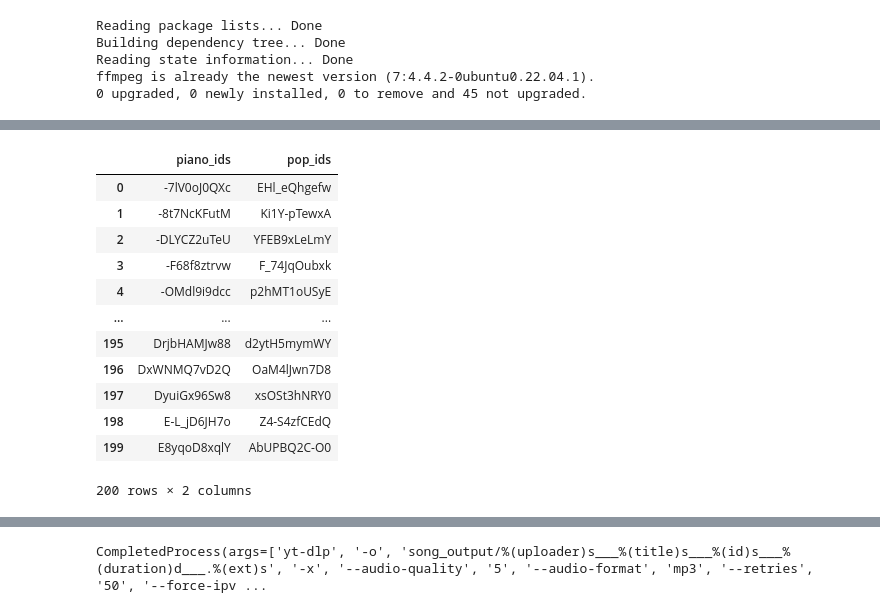
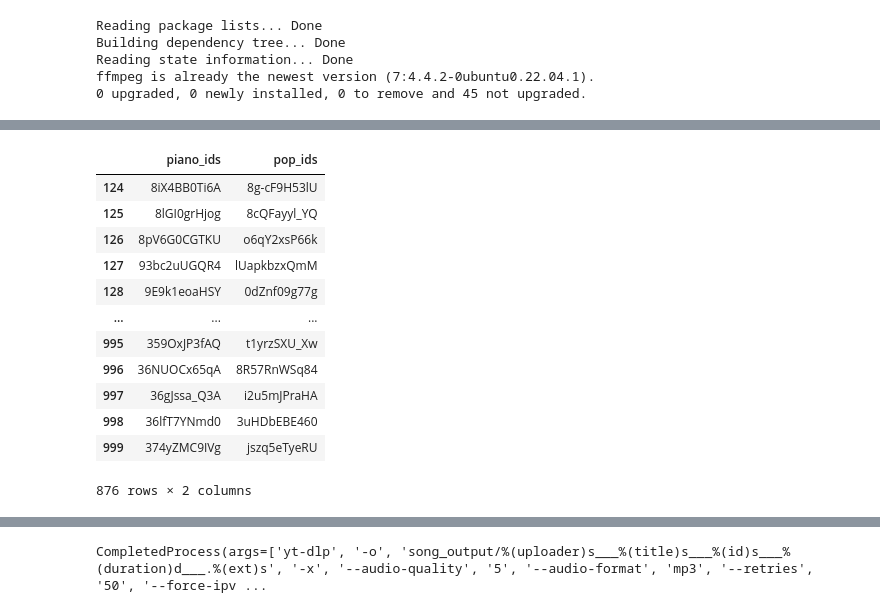
Before and after one commit to Boatkungg/song2midi, a Jupyter notebook: dataset_download.ipynb, the cells around one changed output, grey strips where cells are left out. Saved outputs shown, nothing was run; the diff lists cells and outputs as text; code cells hidden in the pictures.

```diff
--- a/dataset_download.ipynb
+++ b/dataset_download.ipynb
@@ -54,24 +101,24 @@ basic_pitch_model = Model(ICASSP_2022_MODEL_PATH)
 # %%
-dataset_path = "train_dataset.csv"
+dataset_path = "song2midi/train_dataset.csv"
 dataset = pd.read_csv(dataset_path)
 # %%
-load_from = 0
-load_to = 200 # (load_from to load_to - 1)
+load_from = 124
+load_to = 1000 # (load_from to load_to - 1)
 
 data_to_load = dataset[load_from:load_to]
 data_to_load
 # %% [output]
 |  | piano_ids | pop_ids |
-| 0 | -7lV0oJ0QXc | EHl_eQhgefw |
-| 1 | -8t7NcKFutM | Ki1Y-pTewxA |
-| 2 | -DLYCZ2uTeU | YFEB9xLeLmY |
-| 3 | -F68f8ztrvw | F_74JqOubxk |
-| 4 | -OMdl9i9dcc | p2hMT1oUSyE |
+| 124 | 8iX4BB0Ti6A | 8g-cF9H53lU |
+| 125 | 8lGI0grHjog | 8cQFayyl_YQ |
+| 126 | 8pV6G0CGTKU | o6qY2xsP66k |
+| 127 | 93bc2uUGQR4 | lUapkbzxQmM |
+| 128 | 9E9k1eoaHSY | 0dZnf09g77g |
 | ... | ... | ... |
-| 195 | DrjbHAMJw88 | d2ytH5mymWY |
-| 196 | DxWNMQ7vD2Q | OaM4lJwn7D8 |
-| 197 | DyuiGx96Sw8 | xsOSt3hNRY0 |
-| 198 | E-L_jD6JH7o | Z4-S4zfCEdQ |
-| 199 | E8yqoD8xqlY | AbUPBQ2C-O0 |
+| 995 | 359OxJP3fAQ | t1yrzSXU_Xw |
+| 996 | 36NUOCx65qA | 8R57RnWSq84 |
+| 997 | 36gJssa_Q3A | i2u5mJPraHA |
+| 998 | 36lfT7YNmd0 | 3uHDbEBE460 |
+| 999 | 374yZMC9IVg | jszq5eTyeRU |
-200 rows × 2 columns
+876 rows × 2 columns
 # %%
```
Also changed, not shown: parts of 22 cells of this notebook, 5 other files.
